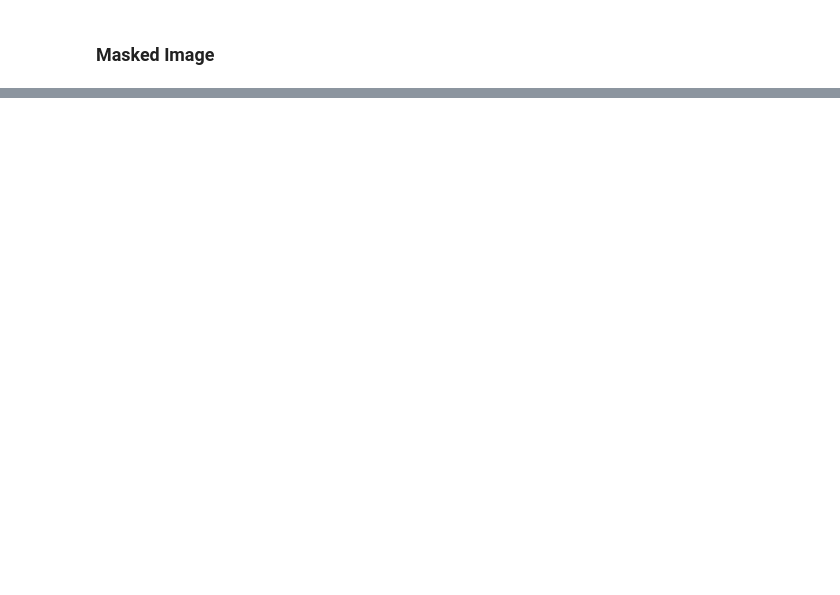
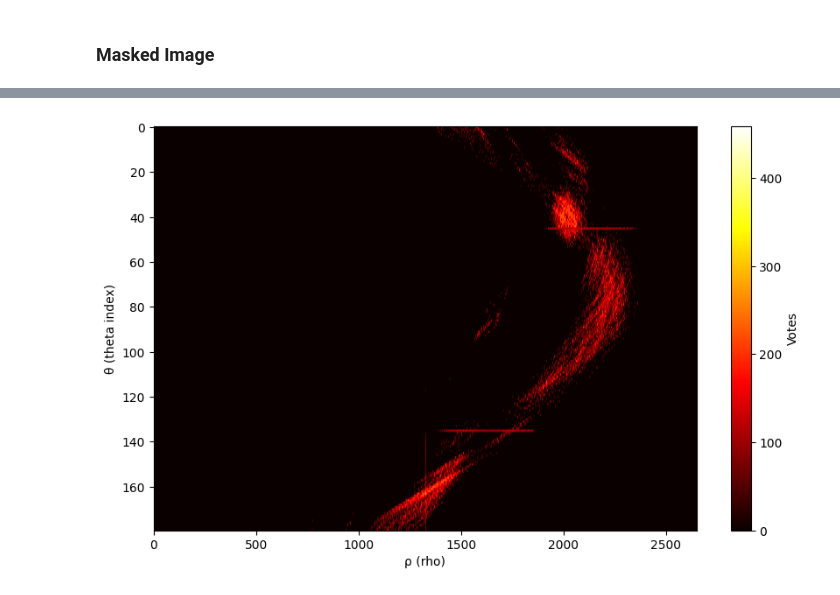
Before and after one commit to NadineTamish/Computer-Vision-Course-Assignments, a Jupyter notebook: Assignment_1/notebooks/assignment1_2.ipynb, the cells around one changed output, grey strips where cells are left out. Cells and saved outputs as stored; diff of their text form; code cells hidden in the pictures; blank space fills up the shorter version.

Commit message:
accumulator added

```diff
--- a/Assignment_1/notebooks/assignment1_2.ipynb
+++ b/Assignment_1/notebooks/assignment1_2.ipynb
@@ -107,0 +105,40 @@ plt.show()
+# %%
+image = cv2.imread('../images/lane.jpeg', cv2.IMREAD_GRAYSCALE)
+image = cv2.equalizeHist(image)
+
+
+edges = cv2.Canny(image, 200, 255)
+
+
+height, width = edges.shape
+
+theta_range = np.deg2rad(np.arange(0, 180))
+rho_max = int(np.hypot(height, width))
+rho_range = np.arange(-rho_max, rho_max)
+
+
+accumulator = np.zeros((len(theta_range), 2 * rho_max), dtype=np.int32)
+
+
+edge_points = np.argwhere(edges > 0)
+
+
+for y, x in edge_points:
+    for theta_idx, theta in enumerate(theta_range):
+        rho = int(x * np.cos(theta) + y * np.sin(theta))
+        rho_idx = rho + rho_max
+        accumulator[theta_idx, rho_idx] += 1
+
+
+threshold = 200
+accumulator[accumulator < threshold] = 0
+
+
+plt.figure(figsize=(10, 6))
+plt.imshow(accumulator, cmap='hot', aspect='auto')
+plt.colorbar(label="Votes")
+plt.xlabel("ρ (rho)")
+plt.ylabel("θ (theta index)")
+plt.show()
+# %% [output]
+[figure, added]
```
Also changed, not shown: parts of 6 cells of this notebook, 1 other file.
